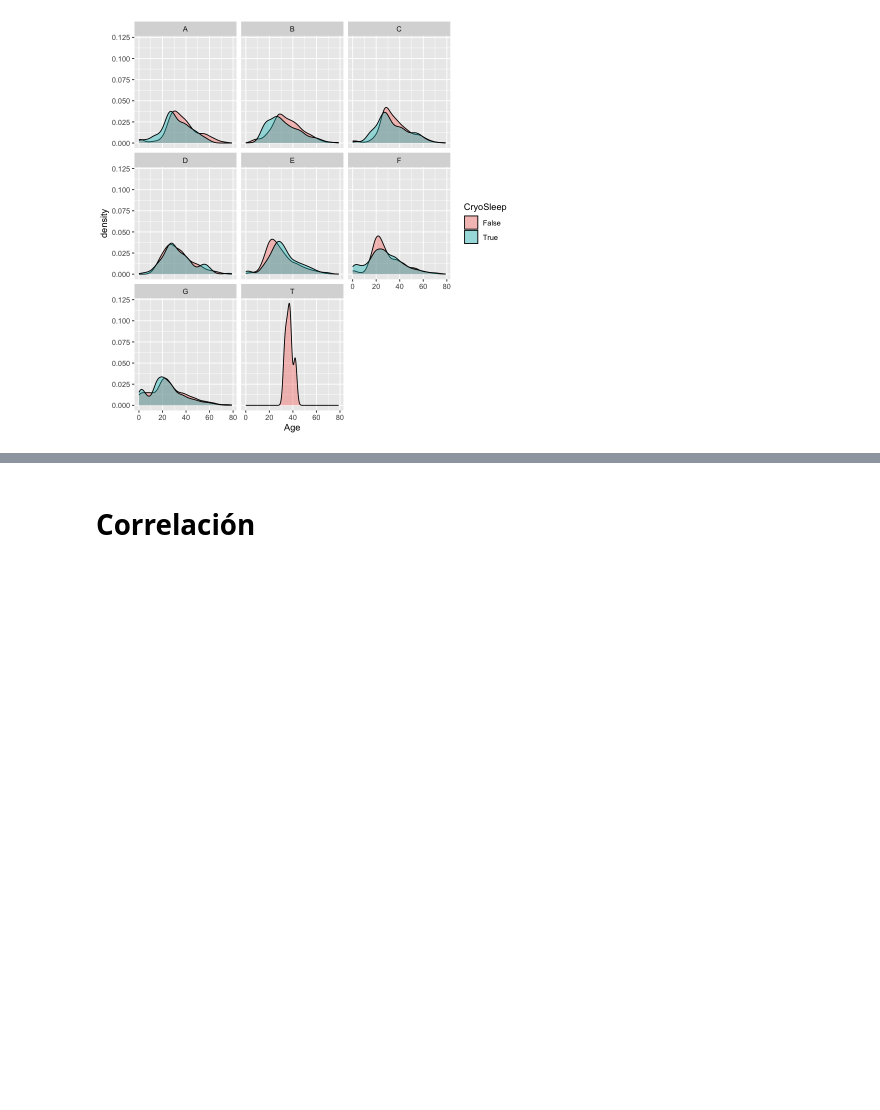
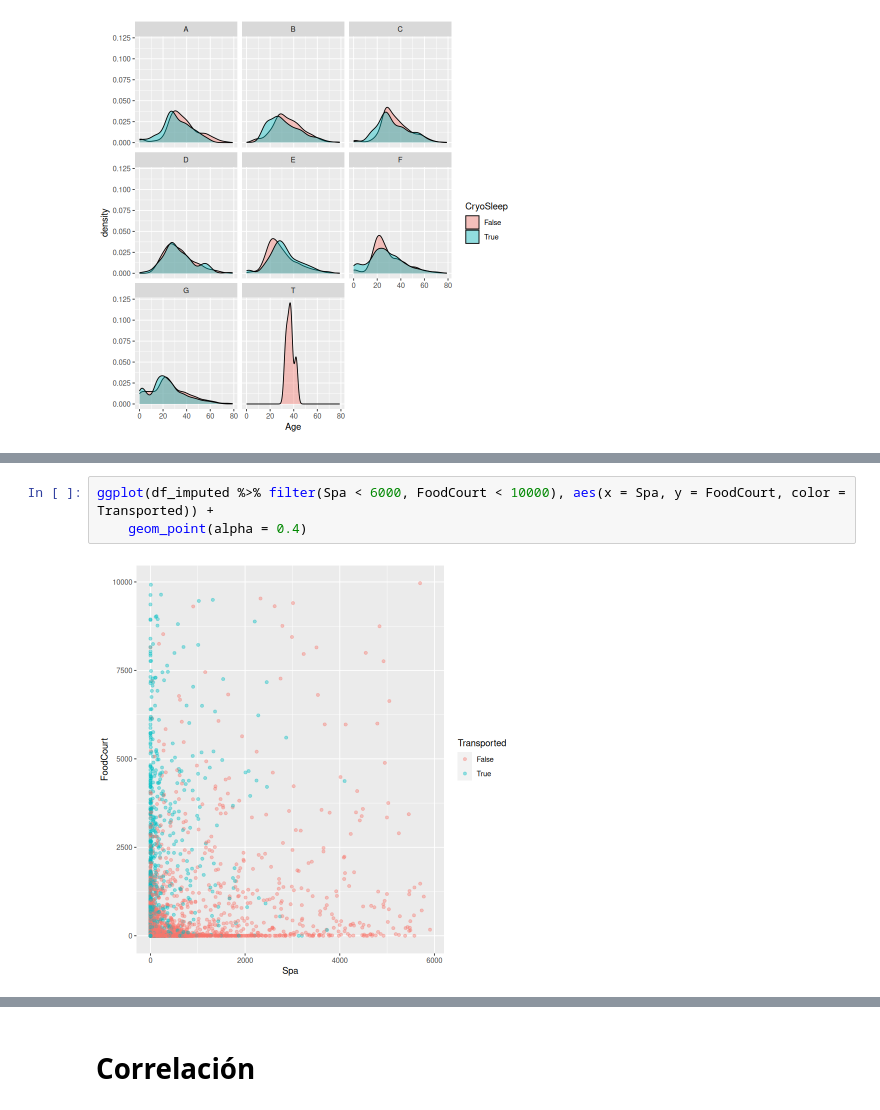
Before and after one commit to Adrisui3/Spaceship-Titanic, a Jupyter notebook: eda.ipynb, the cells around one changed output, grey strips where cells are left out. Drawn from its saved outputs; the diff is of its cells as text; blank space fills up the shorter version.

```diff
--- a/eda.ipynb
+++ b/eda.ipynb
@@ -875,0 +705,5 @@ ggplot(df_imputed,aes(x = RoomService,fill=Transported))+
+# %%
+ggplot(df_imputed %>% filter(Spa < 6000, FoodCourt < 10000), aes(x = Spa, y = FoodCourt, color = Transported)) +
+    geom_point(alpha = 0.4)
+# %% [output]
+[figure, added]
```
Also changed, not shown: parts of 69 cells of this notebook.
